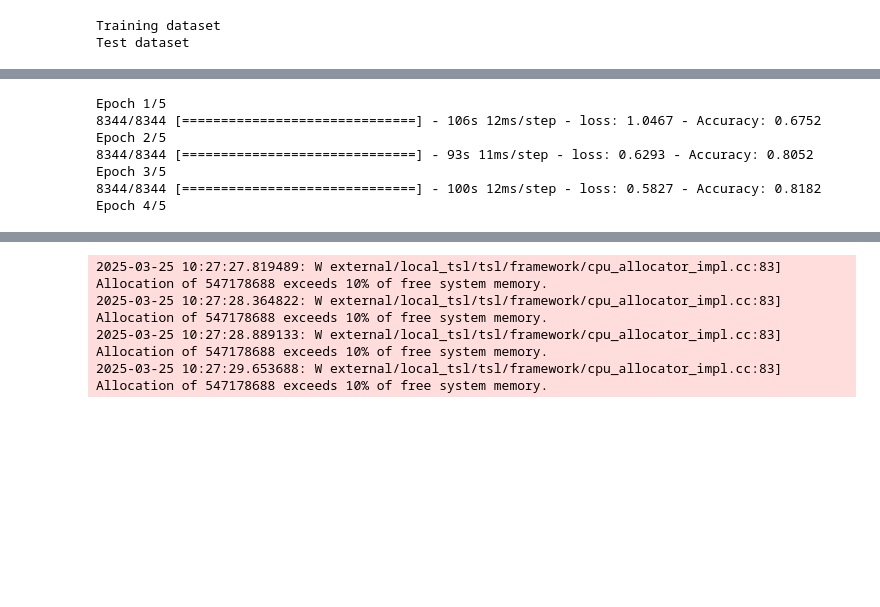
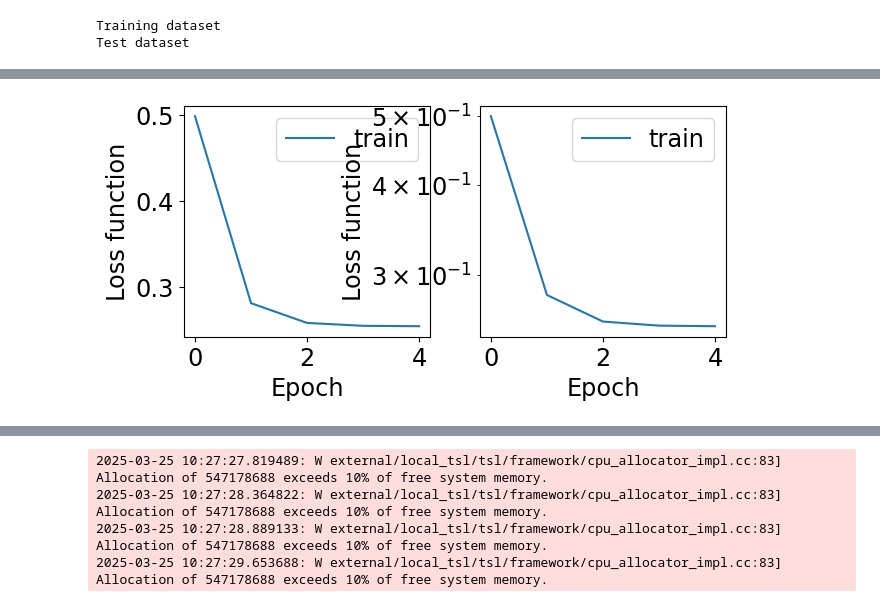
Before and after one commit to bkasza/MLII, a Jupyter notebook: 05/05_Sieci_w_pelni_polaczone_2.ipynb, the cells around one changed output, grey strips where cells are left out. Cells and saved outputs as stored; diff of their text form; code cells hidden in the pictures; blank space fills up the shorter version.

```diff
--- a/05/05_Sieci_w_pelni_polaczone_2.ipynb
+++ b/05/05_Sieci_w_pelni_polaczone_2.ipynb
@@ -765,7 +765,7 @@ importlib.reload(emnist_fcn);
 
 inputShape = emnist_fcn.inputShape
 nNeurons = emnist_fcn.nNeurons
-nOutputNeurons = emnist_fcn.lastClassNumber
+nOutputNeurons = emnist_fcn.nOutputNeurons
 nEpochs = emnist_fcn.nEpochs
 
 
@@ -784,8 +794,2 @@ model.evaluate(x_test, y_test);
-Epoch 1/5
-8344/8344 [==============================] - 106s 12ms/step - loss: 1.0467 - Accuracy: 0.6752
-Epoch 2/5
-8344/8344 [==============================] - 93s 11ms/step - loss: 0.6293 - Accuracy: 0.8052
-Epoch 3/5
-8344/8344 [==============================] - 100s 12ms/step - loss: 0.5827 - Accuracy: 0.8182
-Epoch 4/5
+[figure, added]
 # %%
```
Also changed, not shown: parts of 12 cells of this notebook, 1 other file.
